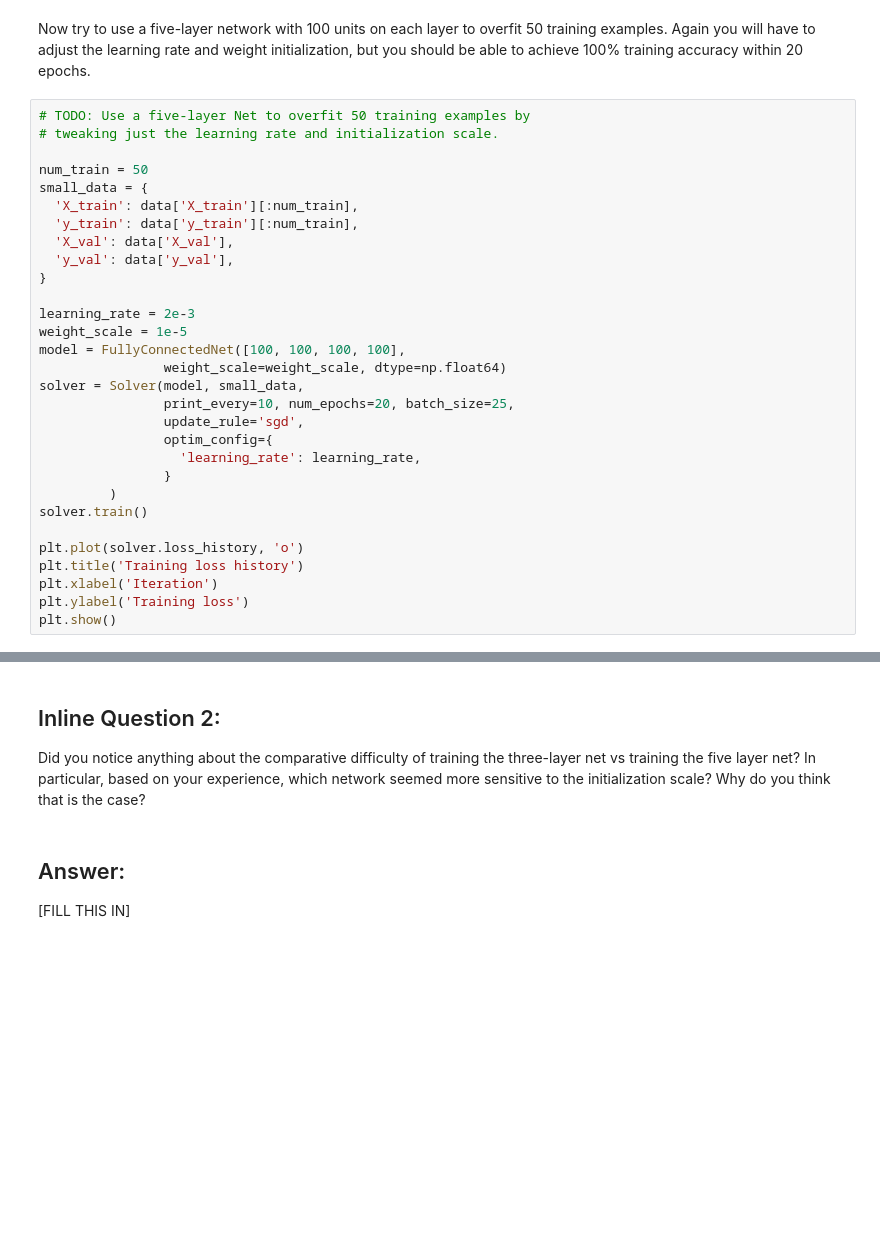
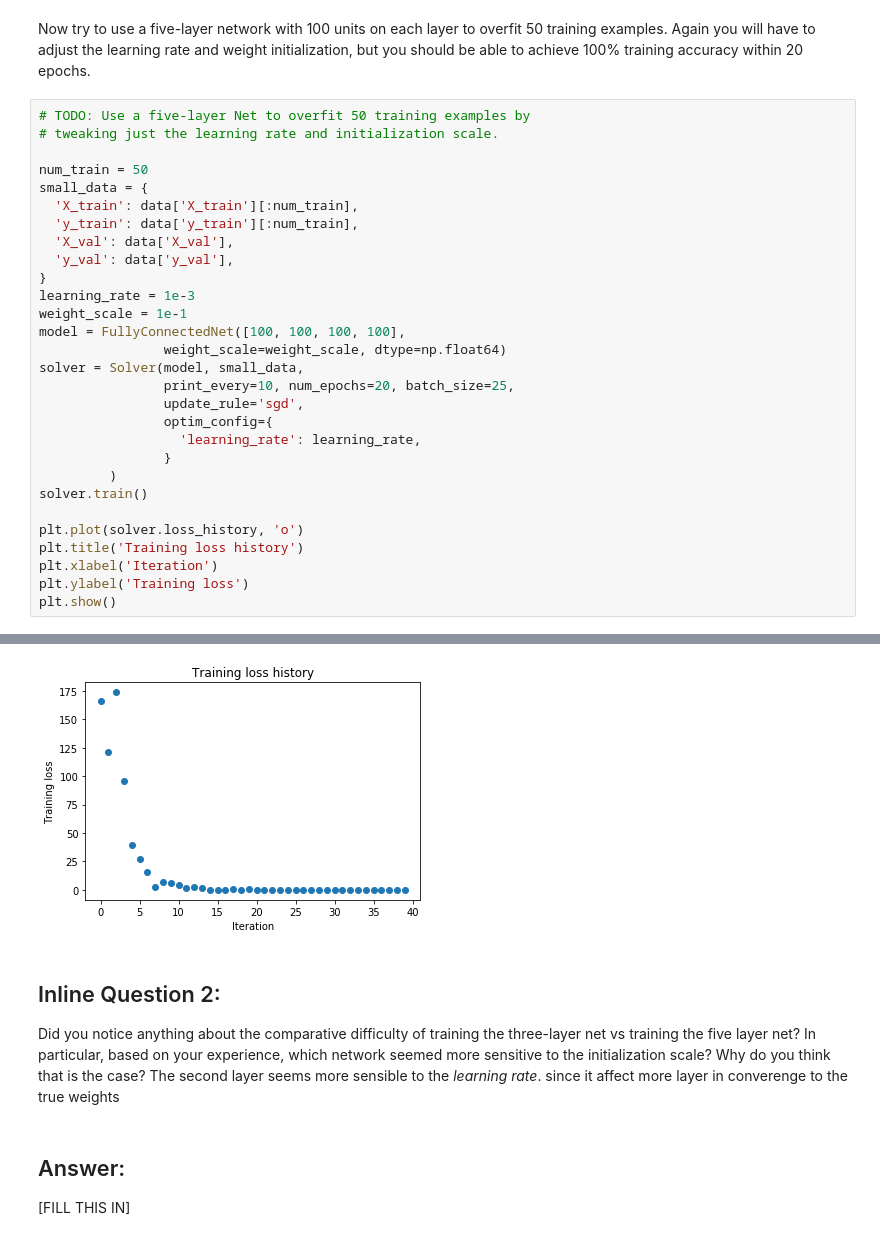
Before and after one commit to anassBelcaid/CS231ConvolutionNeuralNetworks, a Jupyter notebook: assignments/assignment2/FullyConnectedNets.ipynb, the cells around one changed output, grey strips where cells are left out. Saved outputs shown, nothing was run; the diff lists cells and outputs as text; blank space fills up the shorter version.

```diff
--- a/assignments/assignment2/FullyConnectedNets.ipynb
+++ b/assignments/assignment2/FullyConnectedNets.ipynb
@@ -489,9 +489,8 @@ small_data = {
   'X_val': data['X_val'],
   'y_val': data['y_val'],
 }
-
-learning_rate = 2e-3
-weight_scale = 1e-5
+learning_rate = 1e-3
+weight_scale = 1e-1
 model = FullyConnectedNet([100, 100, 100, 100],
                 weight_scale=weight_scale, dtype=np.float64)
 solver = Solver(model, small_data,
@@ -508,3 +507,4 @@ plt.title('Training loss history')
 plt.xlabel('Iteration')
 plt.ylabel('Training loss')
 plt.show()
+# %% [output]
@@ -511,6 +528,8 @@ plt.show()
+[figure, added]
 # %% [markdown]
 ## Inline Question 2:
 Did you notice anything about the comparative difficulty of training the three-layer net vs training the five layer net? In particular, based on your experience, which network seemed more sensitive to the initialization scale? Why do you think that is the case?
+The second layer seems more sensible to the *learning rate*. since it affect more layer in converenge to the true weights
 # %% [markdown]
 ## Answer:
 [FILL THIS IN]
```
Also changed, not shown: parts of 12 cells of this notebook, 1 other file.
